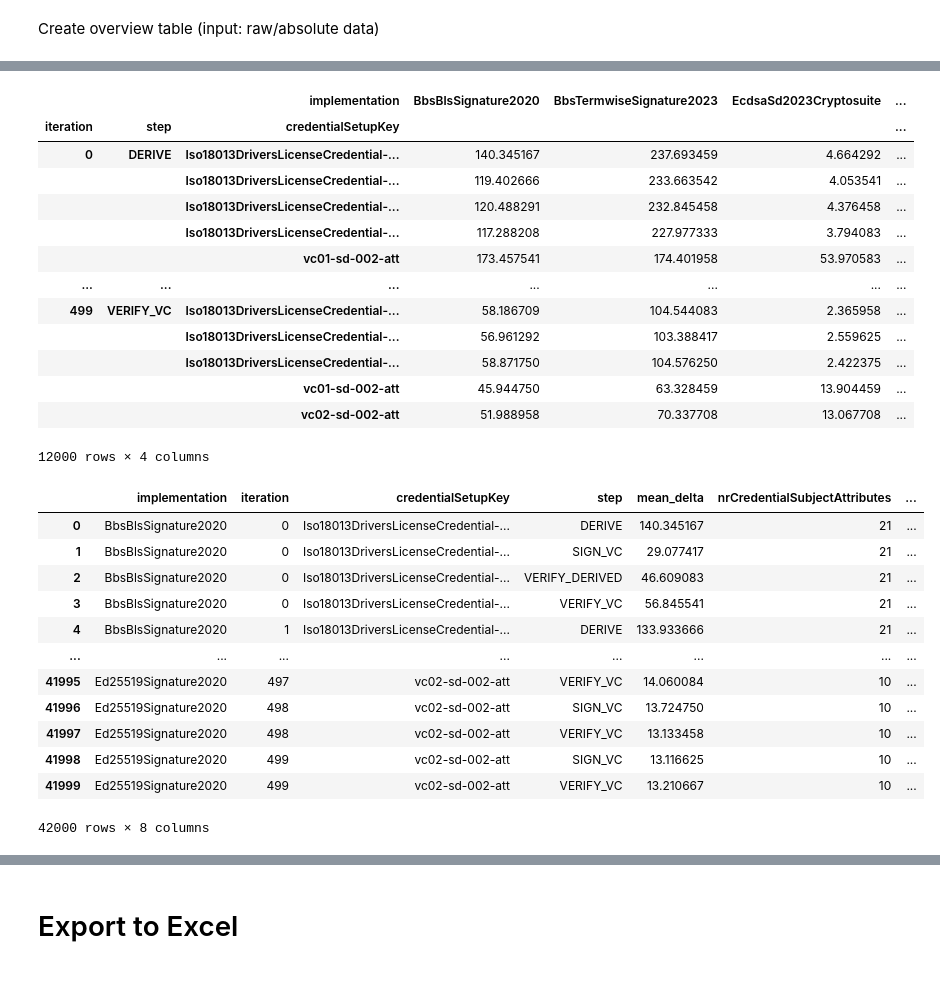
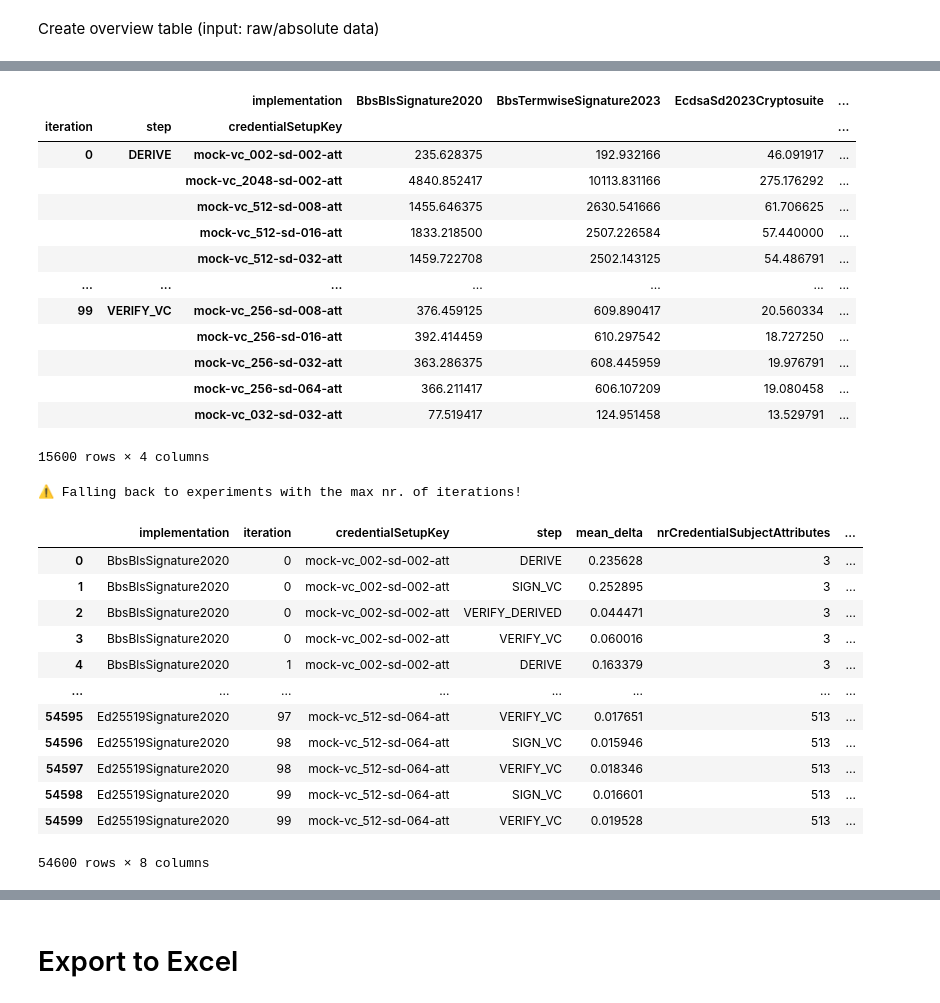
Before and after one commit to SolidLabResearch/vc-benchmark, a Jupyter notebook: data-analysis-v2-0-0.ipynb, the cells around one changed output, grey strips where cells are left out. Drawn from its saved outputs; the diff is of its cells as text; code cells hidden in the pictures.

```diff
--- a/data-analysis-v2-0-0.ipynb
+++ b/data-analysis-v2-0-0.ipynb
@@ -37,11 +39,5 @@ total 61896
 # %%
-# default
-fpath_records = './data/records.json'
-
-#fpath_records = './data/records-202501290231.json'
-#fpath_records = './data/records-202502062144.json'
-#fpath_records = './data/records-202502070033.json'
-fpath_records = './data/records-202502070205.json'
+fpath_records = './data/db-cs-concat-x.json'
 
 bname_records = os.path.basename(fpath_records).replace('.json','')
 fpath_xl_output = os.path.join('data',f'{bname_records}.xlsx')
@@ -141,8 +135,27 @@ e.shape:  (84000, 8)
 # %%
+FALLBACK_TO_EXPERIMENTS_WITH_MAX_NR_OF_ITERATIONS = True
 def get_dfa() -> pd.DataFrame:
     """ Get the analysis dataframe """
-    # Return a copy of the last dataframe result from the previous section
-    return e.copy()
+    # Create a copy of the last dataframe result from the previous section
+    dfa = e.copy()
+
+    dfa.set_index(['implementation', 'credentialSetupKey', 'iteration','step','stepType'], inplace=True)
+
+    # Make sure that every experiment has the same nr of records
+    s_nr_experiments = dfa\
+        .reset_index().groupby(['credentialSetupKey', 'implementation', 'step','stepType', 'iteration'],as_index=False ).first()\
+        .groupby(['credentialSetupKey', 'implementation', 'step', 'stepType']).size()
+
+    if not FALLBACK_TO_EXPERIMENTS_WITH_MAX_NR_OF_ITERATIONS:
+        assert s_nr_experiments.unique().__len__() == 1
+        pass
+    else:
+        print('⚠️ Falling back to experiments with the max nr. of iterations!')
+        vc_csk = dfa.reset_index().credentialSetupKey.value_counts()
+        idx_csk_max_rows = vc_csk[vc_csk == vc_csk.max()].index
+        dfa = dfa.loc(axis=0)[:, idx_csk_max_rows]
+
+    return dfa
 # %%
 def get_df_meta() -> pd.DataFrame:
     df_meta = get_dfa().groupby(['credentialSetupKey'])['nrCredentialSubjectAttributes','nrDisclosedCredentialSubjectAttributes'].first().reset_index()
@@ -939,38 +655,41 @@ print(list(get_df_meta().columns))
 # %% [output]
 |  |  | implementation | BbsBlsSignature2020 | BbsTermwiseSignature2023 | EcdsaSd2023Cryptosuite | ... |
 | iteration | step | credentialSetupKey |  |  |  | ... |
-| 0 | DERIVE | Iso18013DriversLicenseCredential-... | 140.345167 | 237.693459 | 4.664292 | ... |
-|  |  | Iso18013DriversLicenseCredential-... | 119.402666 | 233.663542 | 4.053541 | ... |
-|  |  | Iso18013DriversLicenseCredential-... | 120.488291 | 232.845458 | 4.376458 | ... |
-|  |  | Iso18013DriversLicenseCredential-... | 117.288208 | 227.977333 | 3.794083 | ... |
-|  |  | vc01-sd-002-att | 173.457541 | 174.401958 | 53.970583 | ... |
+| 0 | DERIVE | mock-vc_002-sd-002-att | 235.628375 | 192.932166 | 46.091917 | ... |
+|  |  | mock-vc_2048-sd-002-att | 4840.852417 | 10113.831166 | 275.176292 | ... |
+|  |  | mock-vc_512-sd-008-att | 1455.646375 | 2630.541666 | 61.706625 | ... |
+|  |  | mock-vc_512-sd-016-att | 1833.218500 | 2507.226584 | 57.440000 | ... |
+|  |  | mock-vc_512-sd-032-att | 1459.722708 | 2502.143125 | 54.486791 | ... |
 | ... | ... | ... | ... | ... | ... | ... |
-| 499 | VERIFY_VC | Iso18013DriversLicenseCredential-... | 58.186709 | 104.544083 | 2.365958 | ... |
-|  |  | Iso18013DriversLicenseCredential-... | 56.961292 | 103.388417 | 2.559625 | ... |
-|  |  | Iso18013DriversLicenseCredential-... | 58.871750 | 104.576250 | 2.422375 | ... |
-|  |  | vc01-sd-002-att | 45.944750 | 63.328459 | 13.904459 | ... |
-|  |  | vc02-sd-002-att | 51.988958 | 70.337708 | 13.067708 | ... |
+| 99 | VERIFY_VC | mock-vc_256-sd-008-att | 376.459125 | 609.890417 | 20.560334 | ... |
+|  |  | mock-vc_256-sd-016-att | 392.414459 | 610.297542 | 18.727250 | ... |
+|  |  | mock-vc_256-sd-032-att | 363.286375 | 608.445959 | 19.976791 | ... |
+|  |  | mock-vc_256-sd-064-att | 366.211417 | 606.107209 | 19.080458 | ... |
+|  |  | mock-vc_032-sd-032-att | 77.519417 | 124.951458 | 13.529791 | ... |
-12000 rows × 4 columns
+15600 rows × 4 columns
 # %%
 df_abs = dfb.stack('credentialSetupKey')
 df_abs = df_abs.stack().rename('mean_delta').reset_index()
 # merge with meta dataframe
 df_abs = df_abs.merge(get_df_meta(), on='credentialSetupKey')
+abs_factor = 1e-3
+df_abs['mean_delta'] = df_abs['mean_delta']*abs_factor
 df_abs
 # %% [output]
+⚠️ Falling back to experiments with the max nr. of iterations!
 |  | implementation | iteration | credentialSetupKey | step | mean_delta | nrCredentialSubjectAttributes | ... |
-| 0 | BbsBlsSignature2020 | 0 | Iso18013DriversLicenseCredential-... | DERIVE | 140.345167 | 21 | ... |
-| 1 | BbsBlsSignature2020 | 0 | Iso18013DriversLicenseCredential-... | SIGN_VC | 29.077417 | 21 | ... |
-| 2 | BbsBlsSignature2020 | 0 | Iso18013DriversLicenseCredential-... | VERIFY_DERIVED | 46.609083 | 21 | ... |
-| 3 | BbsBlsSignature2020 | 0 | Iso18013DriversLicenseCredential-... | VERIFY_VC | 56.845541 | 21 | ... |
-| 4 | BbsBlsSignature2020 | 1 | Iso18013DriversLicenseCredential-... | DERIVE | 133.933666 | 21 | ... |
+| 0 | BbsBlsSignature2020 | 0 | mock-vc_002-sd-002-att | DERIVE | 0.235628 | 3 | ... |
+| 1 | BbsBlsSignature2020 | 0 | mock-vc_002-sd-002-att | SIGN_VC | 0.252895 | 3 | ... |
+| 2 | BbsBlsSignature2020 | 0 | mock-vc_002-sd-002-att | VERIFY_DERIVED | 0.044471 | 3 | ... |
+| 3 | BbsBlsSignature2020 | 0 | mock-vc_002-sd-002-att | VERIFY_VC | 0.060016 | 3 | ... |
+| 4 | BbsBlsSignature2020 | 1 | mock-vc_002-sd-002-att | DERIVE | 0.163379 | 3 | ... |
 | ... | ... | ... | ... | ... | ... | ... | ... |
-| 41995 | Ed25519Signature2020 | 497 | vc02-sd-002-att | VERIFY_VC | 14.060084 | 10 | ... |
-| 41996 | Ed25519Signature2020 | 498 | vc02-sd-002-att | SIGN_VC | 13.724750 | 10 | ... |
-| 41997 | Ed25519Signature2020 | 498 | vc02-sd-002-att | VERIFY_VC | 13.133458 | 10 | ... |
-| 41998 | Ed25519Signature2020 | 499 | vc02-sd-002-att | SIGN_VC | 13.116625 | 10 | ... |
-| 41999 | Ed25519Signature2020 | 499 | vc02-sd-002-att | VERIFY_VC | 13.210667 | 10 | ... |
+| 54595 | Ed25519Signature2020 | 97 | mock-vc_512-sd-064-att | VERIFY_VC | 0.017651 | 513 | ... |
+| 54596 | Ed25519Signature2020 | 98 | mock-vc_512-sd-064-att | SIGN_VC | 0.015946 | 513 | ... |
+| 54597 | Ed25519Signature2020 | 98 | mock-vc_512-sd-064-att | VERIFY_VC | 0.018346 | 513 | ... |
+| 54598 | Ed25519Signature2020 | 99 | mock-vc_512-sd-064-att | SIGN_VC | 0.016601 | 513 | ... |
+| 54599 | Ed25519Signature2020 | 99 | mock-vc_512-sd-064-att | VERIFY_VC | 0.019528 | 513 | ... |
-42000 rows × 8 columns
+54600 rows × 8 columns
 # %%
 # gci: group col <i>
 gci = 'nrDisclosedCredentialSubjectAttributes'
```
Also changed, not shown: parts of 105 cells of this notebook.
